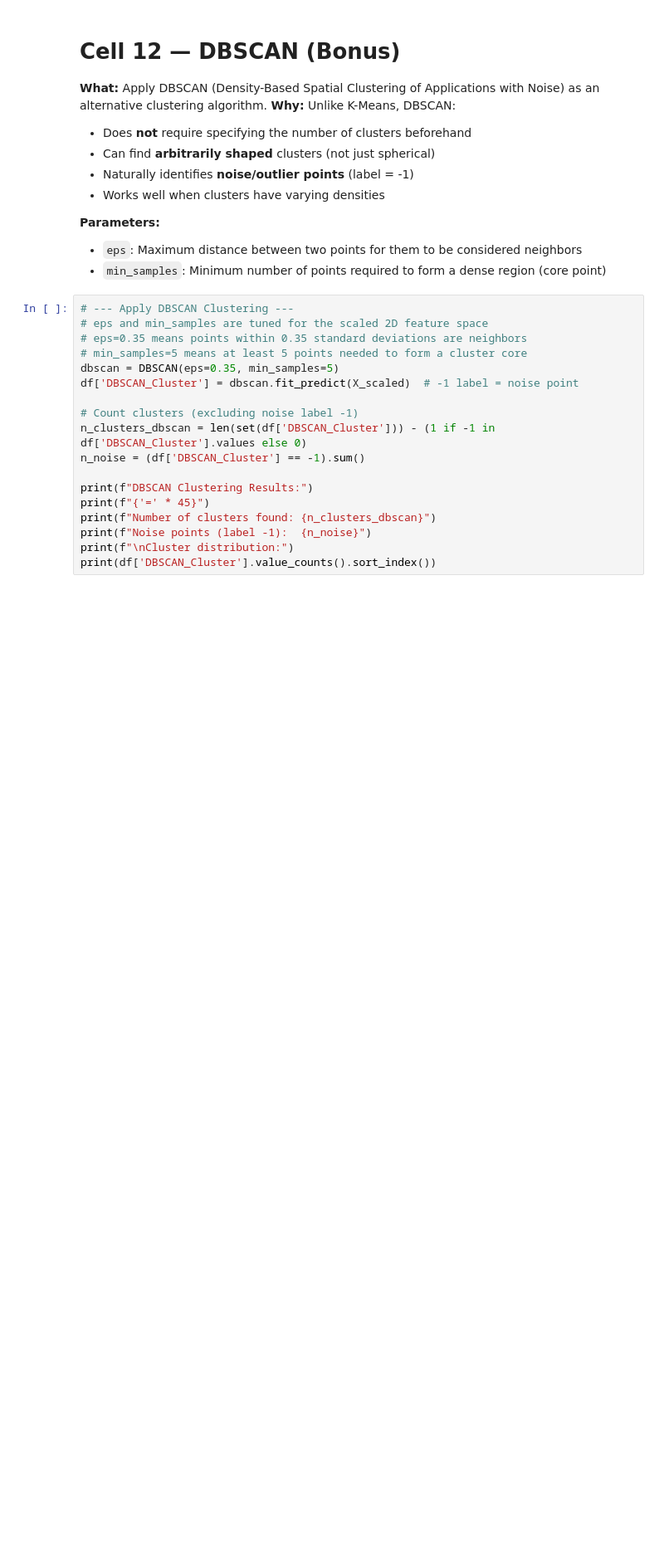
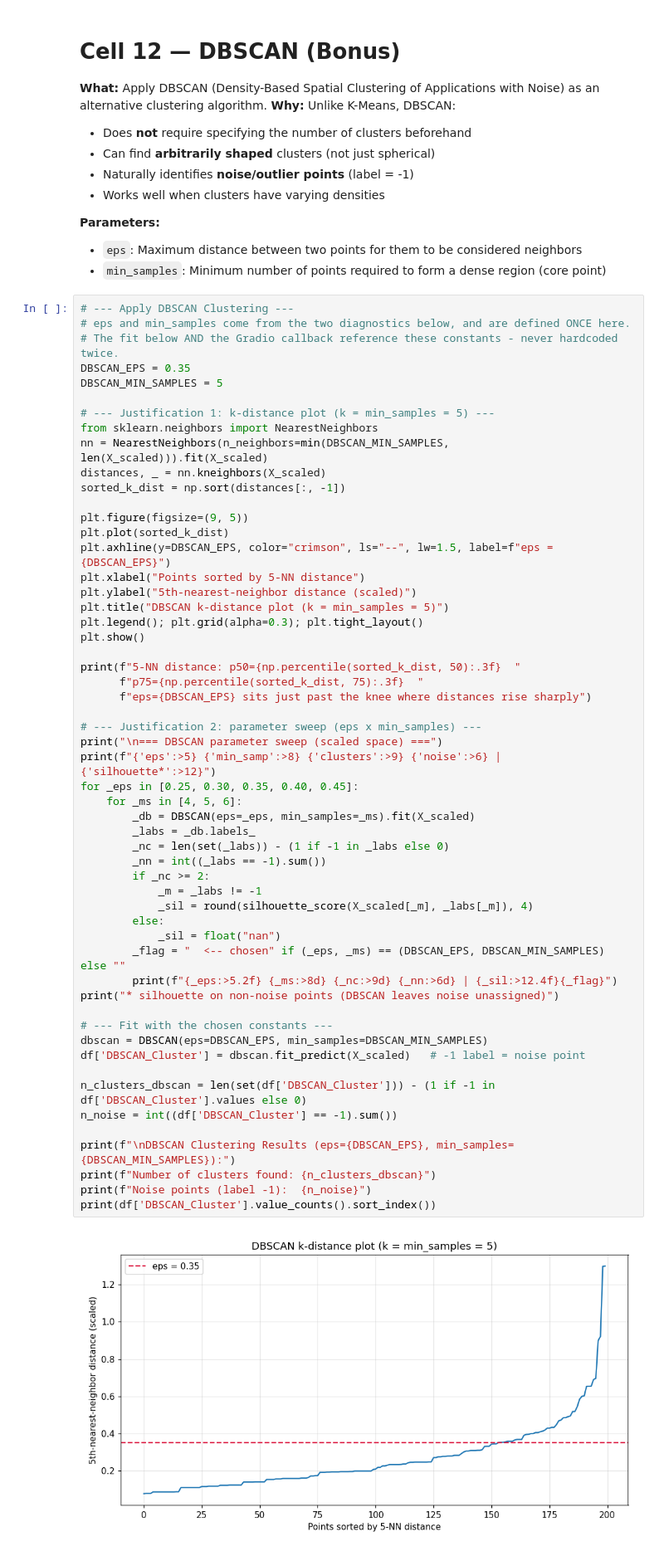
Before and after one commit to M-Amine-HM/elevvo_projects, a Jupyter notebook: task2-customer-segmentation/customer_segmentation.ipynb, the cells around one changed output. Shown at 83% size. Drawn from its saved outputs; the diff is of its cells as text; blank space fills up the shorter version.

```diff
--- a/task2-customer-segmentation/customer_segmentation.ipynb
+++ b/task2-customer-segmentation/customer_segmentation.ipynb
@@ -722,20 +696,58 @@ as an alternative clustering algorithm.
 - `min_samples`: Minimum number of points required to form a dense region (core point)
 # %%
 # --- Apply DBSCAN Clustering ---
-# eps and min_samples are tuned for the scaled 2D feature space
-# eps=0.35 means points within 0.35 standard deviations are neighbors
-# min_samples=5 means at least 5 points needed to form a cluster core
-dbscan = DBSCAN(eps=0.35, min_samples=5)
-df['DBSCAN_Cluster'] = dbscan.fit_predict(X_scaled)  # -1 label = noise point
+# eps and min_samples come from the two diagnostics below, and are defined ONCE here.
+# The fit below AND the Gradio callback reference these constants - never hardcoded twice.
+DBSCAN_EPS = 0.35
+DBSCAN_MIN_SAMPLES = 5
 
-# Count clusters (excluding noise label -1)
+# --- Justification 1: k-distance plot (k = min_samples = 5) ---
+from sklearn.neighbors import NearestNeighbors
+nn = NearestNeighbors(n_neighbors=min(DBSCAN_MIN_SAMPLES, len(X_scaled))).fit(X_scaled)
+distances, _ = nn.kneighbors(X_scaled)
+sorted_k_dist = np.sort(distances[:, -1])
+
+plt.figure(figsize=(9, 5))
+plt.plot(sorted_k_dist)
+plt.axhline(y=DBSCAN_EPS, color="crimson", ls="--", lw=1.5, label=f"eps = {DBSCAN_EPS}")
+plt.xlabel("Points sorted by 5-NN distance")
+plt.ylabel("5th-nearest-neighbor distance (scaled)")
+plt.title("DBSCAN k-distance plot (k = min_samples = 5)")
+plt.legend(); plt.grid(alpha=0.3); plt.tight_layout()
+plt.show()
+
+print(f"5-NN distance: p50={np.percentile(sorted_k_dist, 50):.3f}  "
+      f"p75={np.percentile(sorted_k_dist, 75):.3f}  "
+      f"eps={DBSCAN_EPS} sits just past the knee where distances rise sharply")
+
+# --- Justification 2: parameter sweep (eps x min_samples) ---
+print("\n=== DBSCAN parameter sweep (scaled space) ===")
+print(f"{'eps':>5} {'min_samp':>8} {'clusters':>9} {'noise':>6} | {'silhouette*':>12}")
+for _eps in [0.25, 0.30, 0.35, 0.40, 0.45]:
+    for _ms in [4, 5, 6]:
+        _db = DBSCAN(eps=_eps, min_samples=_ms).fit(X_scaled)
+        _labs = _db.labels_
+        _nc = len(set(_labs)) - (1 if -1 in _labs else 0)
+        _nn = int((_labs == -1).sum())
+        if _nc >= 2:
+            _m = _labs != -1
+            _sil = round(silhouette_score(X_scaled[_m], _labs[_m]), 4)
+        else:
+            _sil = float("nan")
+        _flag = "  <-- chosen" if (_eps, _ms) == (DBSCAN_EPS, DBSCAN_MIN_SAMPLES) else ""
+        print(f"{_eps:>5.2f} {_ms:>8d} {_nc:>9d} {_nn:>6d} | {_sil:>12.4f}{_flag}")
+print("* silhouette on non-noise points (DBSCAN leaves noise unassigned)")
+
+# --- Fit with the chosen constants ---
+dbscan = DBSCAN(eps=DBSCAN_EPS, min_samples=DBSCAN_MIN_SAMPLES)
+df['DBSCAN_Cluster'] = dbscan.fit_predict(X_scaled)   # -1 label = noise point
+
 n_clusters_dbscan = len(set(df['DBSCAN_Cluster'])) - (1 if -1 in df['DBSCAN_Cluster'].values else 0)
-n_noise = (df['DBSCAN_Cluster'] == -1).sum()
+n_noise = int((df['DBSCAN_Cluster'] == -1).sum())
 
-print(f"DBSCAN Clustering Results:")
-print(f"{'=' * 45}")
+print(f"\nDBSCAN Clustering Results (eps={DBSCAN_EPS}, min_samples={DBSCAN_MIN_SAMPLES}):")
 print(f"Number of clusters found: {n_clusters_dbscan}")
 print(f"Noise points (label -1):  {n_noise}")
-print(f"\nCluster distribution:")
 print(df['DBSCAN_Cluster'].value_counts().sort_index())
 # %% [output]
+[figure, added]
```
Also changed, not shown: parts of 11 cells of this notebook, 9 other files.
